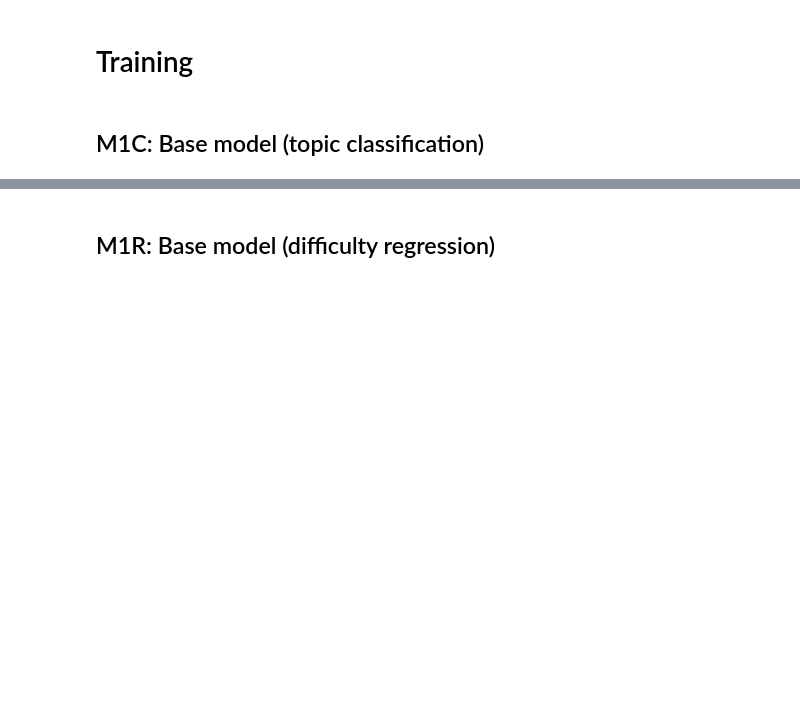
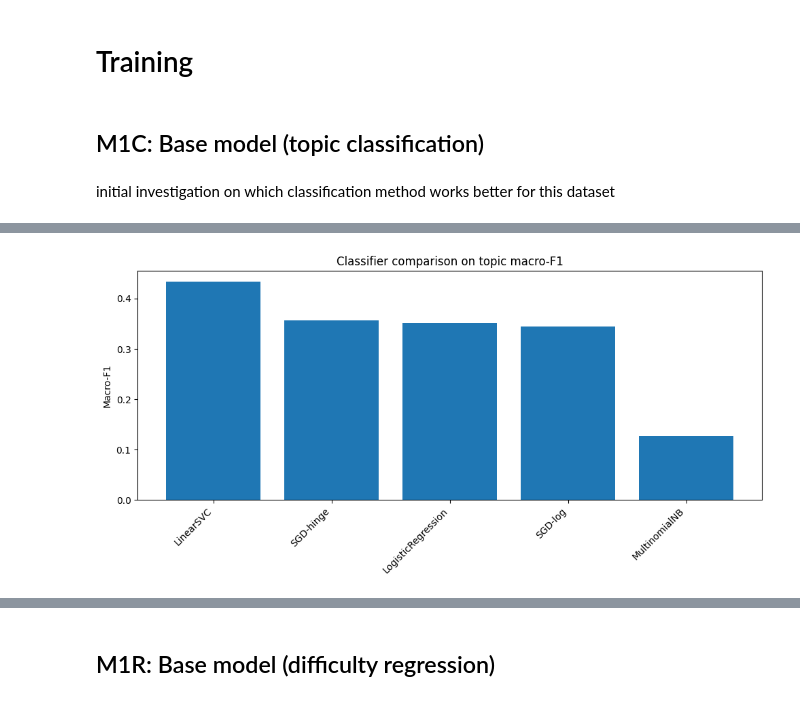
Before and after one commit to mattteochen/polimi-nlp, a Jupyter notebook: nlp.ipynb, the cells around one changed output, grey strips where cells are left out. Saved outputs shown, nothing was run; the diff lists cells and outputs as text; code cells hidden in the pictures; blank space fills up the shorter version.

Commit message:
initial classification model: LinearSVC

```diff
--- a/nlp.ipynb
+++ b/nlp.ipynb
@@ -363,0 +479,79 @@ plt.show()
+# %% [markdown]
+initial investigation on which classification method works better for this dataset
+# %%
+from datasets import load_dataset
+from sklearn.preprocessing import LabelEncoder
+from sklearn.model_selection import train_test_split
+from sklearn.feature_extraction.text import TfidfVectorizer
+from sklearn.pipeline import Pipeline
+from sklearn.linear_model import LogisticRegression, SGDClassifier
+from sklearn.svm import LinearSVC
+from sklearn.naive_bayes import MultinomialNB, ComplementNB
+from sklearn.ensemble import RandomForestClassifier, HistGradientBoostingClassifier
+from sklearn.neural_network import MLPClassifier
+from sklearn.metrics import accuracy_score, f1_score
+import matplotlib.pyplot as plt
+import pandas as pd
+
+train_ds=ds['train']
+X_train, X_test, y_train_raw, y_test_raw = train_test_split(
+    train_ds["question"], train_ds["topic"],
+    test_size=0.2, random_state=42, stratify=train_ds["topic"]
+)
+
+# 2. Encode labels
+le = LabelEncoder()
+y_train = le.fit_transform(y_train_raw)
+y_test  = le.transform(y_test_raw)
+from collections import Counter
+counts = Counter(y_train)
+total = len(y_train)
+
+# Inverse‐frequency weights
+weights = {cls: total/(len(counts)*cnt) for cls, cnt in counts.items()}
+# 3. Tokenizer wrapper (uses your hybrid_tokenizee)
+#from hybrid_math_text_parser import hybrid_tokenizee
+def my_tokenizer(txt):
+    return hybrid_tokenizee(txt)[1]
+
+# 4. Define a suite of classifiers to compare
+classifiers = {
+    "LinearSVC":             LinearSVC(max_iter=10000),
+    "SGD-hinge":             SGDClassifier(loss="hinge", class_weight="balanced", max_iter=10000),
+    "SGD-log":               SGDClassifier(loss="log_loss",  class_weight="balanced", max_iter=10000),
+    "LogisticRegression":    LogisticRegression(max_iter=1000, n_jobs=-1),
+    "MultinomialNB":         MultinomialNB(),
+}
+
+# 5. Train, predict, record metrics
+results = []
+for name, clf in classifiers.items():
+    pipe = Pipeline([
+        ("tfidf", TfidfVectorizer(
+            tokenizer=my_tokenizer,
+            lowercase=True,
+            token_pattern=None
+        )),
+        ("clf", clf)
+    ])
+    pipe.fit(X_train, y_train)
+    print("fitted:",clf)
+    yp = pipe.predict(X_test)
+    results.append({
+        "model":    name,
+        "accuracy": accuracy_score(y_test, yp),
+        "macro_f1": f1_score(y_test, yp, average="macro")
+    })
+
+df = pd.DataFrame(results).sort_values("macro_f1", ascending=False)
+display(df)
+
+# 6. Plot macro-F1 for easy comparison
+plt.figure(figsize=(10,5))
+plt.bar(df["model"], df["macro_f1"])
+plt.ylabel("Macro-F1")
+plt.xticks(rotation=45, ha="right")
+plt.title("Classifier comparison on topic macro-F1")
+plt.tight_layout()
+plt.show()
+# %% [output]
@@ -363,0 +569 @@ plt.show()
+[figure, added]
```
Also changed, not shown: parts of 7 cells of this notebook.
